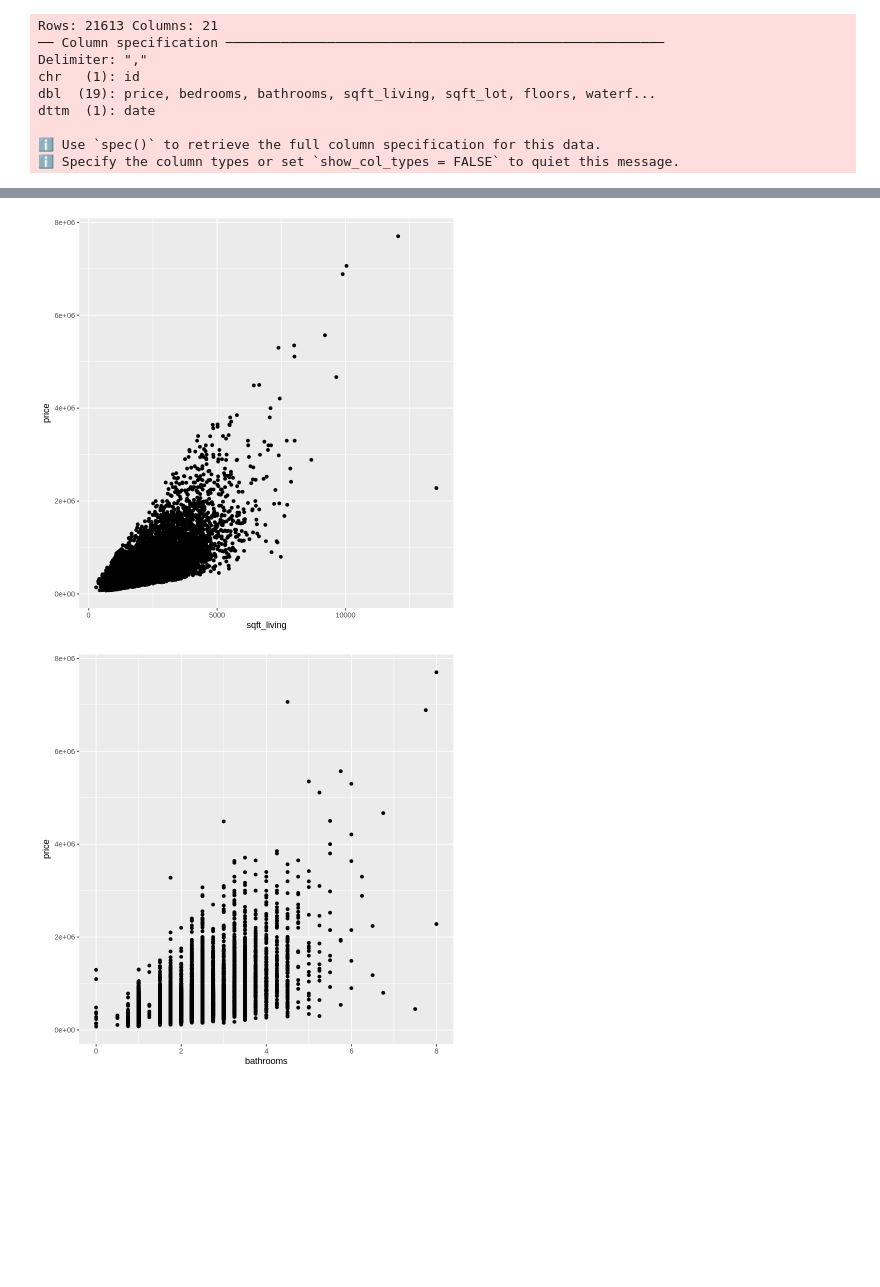
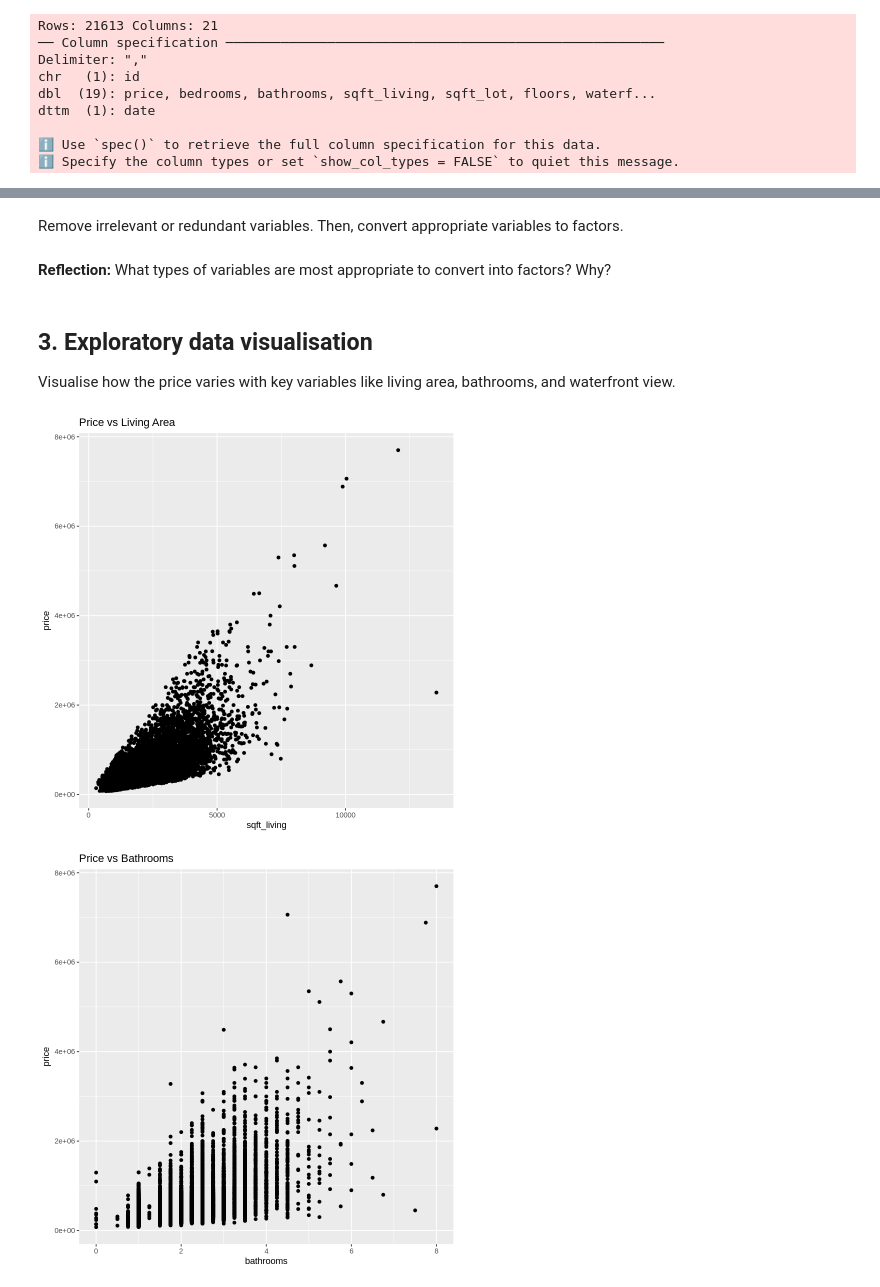
Before and after one commit to OpenActTextDev/ActuarialRegression, a Jupyter notebook: Notebooks/HousePriceRegularisation.ipynb, the cells around one changed output, grey strips where cells are left out. Cells and saved outputs as stored; diff of their text form; code cells hidden in the pictures; blank space fills up the shorter version.

```diff
--- a/Notebooks/HousePriceRegularisation.ipynb
+++ b/Notebooks/HousePriceRegularisation.ipynb
@@ -23,8 +41,6 @@ Installing package into ‘/usr/local/lib/R/site-library’
 # %%
-KCdata <- read_csv("https://raw.githubusercontent.com/OpenActTextDev/ActuarialRegression/refs/heads/main/CourseCSVData/kc_house_data.csv") %>%
-  select(price, bedrooms, bathrooms, sqft_living, sqft_lot,
-                  floors, yr_built, yr_renovated, waterfront,
-         sqft_above)
+# read_csv() is used to load CSV data from a URL
+KCdata <- read_csv("https://raw.githubusercontent.com/OpenActTextDev/ActuarialRegression/refs/heads/main/CourseCSVData/kc_house_data.csv")
 # %% [output]
 Rows: 21613 Columns: 21
 ── Column specification ────────────────────────────────────────────────────────
@@ -38,7 +76,33 @@ dttm  (1): date
+# %% [markdown]
+Remove irrelevant or redundant variables. Then, convert appropriate variables to factors.
+# %%
+KCdata <- KCdata %>%
+  select(-id, -date, -zipcode, -lat, -long,
+         -grade, -yr_renovated, -sqft_basement)
+
+KCdata <- KCdata %>%
+  mutate(
+    waterfront = as.factor(waterfront),
+    view = as.factor(view),
+    condition = as.factor(condition)
+  )
+# %% [markdown]
+**Reflection:** What types of variables are most appropriate to convert into factors? Why?
+# %% [markdown]
+## 3. Exploratory data visualisation
+Visualise how the price varies with key variables like living area, bathrooms, and waterfront view.
 # %%
-ggplot(KCdata) + geom_point(aes(x = sqft_living, y = price))
-ggplot(KCdata, aes(x = bathrooms, y = price)) + geom_point()
-ggplot(KCdata, aes(x = factor(waterfront), y = price)) + geom_boxplot()
+ggplot(KCdata) +
+  geom_point(aes(x = sqft_living, y = price)) +
+  labs(title = "Price vs Living Area")
+
+ggplot(KCdata) +
+  geom_point(aes(x = bathrooms, y = price)) +
+  labs(title = "Price vs Bathrooms")
+
+ggplot(KCdata, aes(x = waterfront, y = price)) +
+  geom_boxplot() +
+  labs(title = "Price vs Waterfront")
 # %% [output]
-[figure, old version]
+[figure, new version]
-[figure, old version]
+[figure, new version]
```
Also changed, not shown: parts of 37 cells of this notebook.
